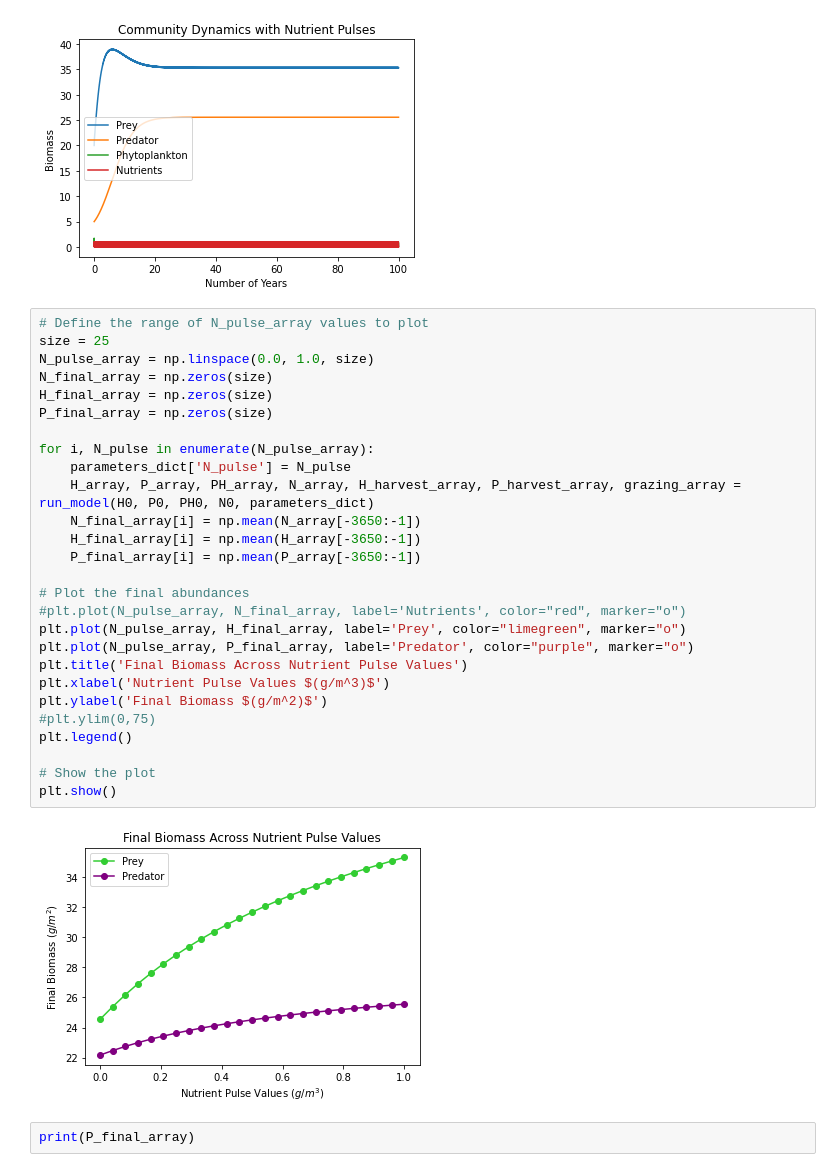
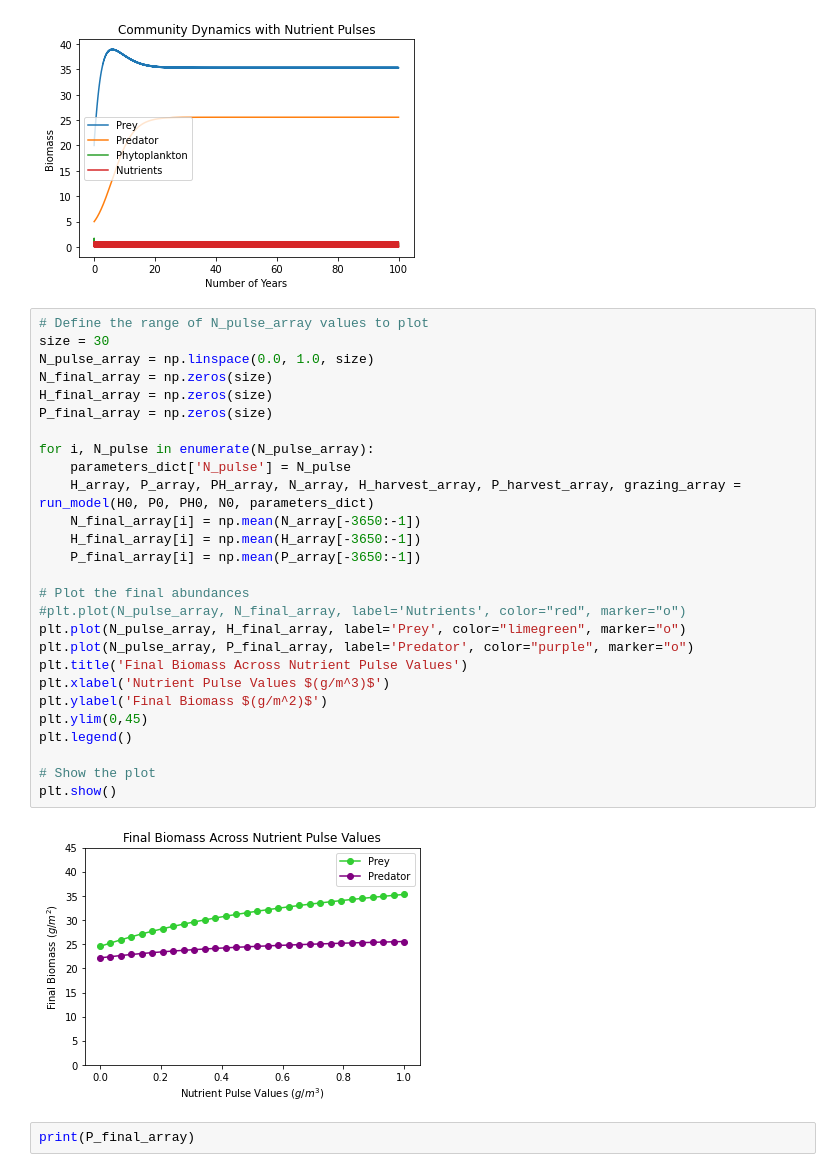
Before and after one commit to ainnesgold/kbay_estuary_model, a Jupyter notebook: supermodel_python_section_1_and_supplemental.ipynb, the cells around one changed output. Drawn from its saved outputs; the diff is of its cells as text.

```diff
--- a/supermodel_python_section_1_and_supplemental.ipynb
+++ b/supermodel_python_section_1_and_supplemental.ipynb
@@ -239,33 +239,33 @@ plt.show()
 [figure]
 # %%
 # Define the range of N_pulse_array values to plot
-size = 25
+size = 30
 N_pulse_array = np.linspace(0.0, 1.0, size)
 N_final_array = np.zeros(size)
 H_final_array = np.zeros(size)
 P_final_array = np.zeros(size)
 
 for i, N_pulse in enumerate(N_pulse_array):
     parameters_dict['N_pulse'] = N_pulse
     H_array, P_array, PH_array, N_array, H_harvest_array, P_harvest_array, grazing_array = run_model(H0, P0, PH0, N0, parameters_dict)
     N_final_array[i] = np.mean(N_array[-3650:-1])
     H_final_array[i] = np.mean(H_array[-3650:-1])
     P_final_array[i] = np.mean(P_array[-3650:-1])
 
 # Plot the final abundances
 #plt.plot(N_pulse_array, N_final_array, label='Nutrients', color="red", marker="o")
 plt.plot(N_pulse_array, H_final_array, label='Prey', color="limegreen", marker="o")
 plt.plot(N_pulse_array, P_final_array, label='Predator', color="purple", marker="o")
 plt.title('Final Biomass Across Nutrient Pulse Values')
 plt.xlabel('Nutrient Pulse Values $(g/m^3)$')
 plt.ylabel('Final Biomass $(g/m^2)$')
-#plt.ylim(0,75)
+plt.ylim(0,45)
 plt.legend()
 
 # Show the plot
 plt.show()
 # %% [output]
-[figure, old version]
+[figure, new version]
 # %%
 print(P_final_array)
 # %% [output]
```
Also changed, not shown: parts of 4 cells of this notebook, 1 other file.
